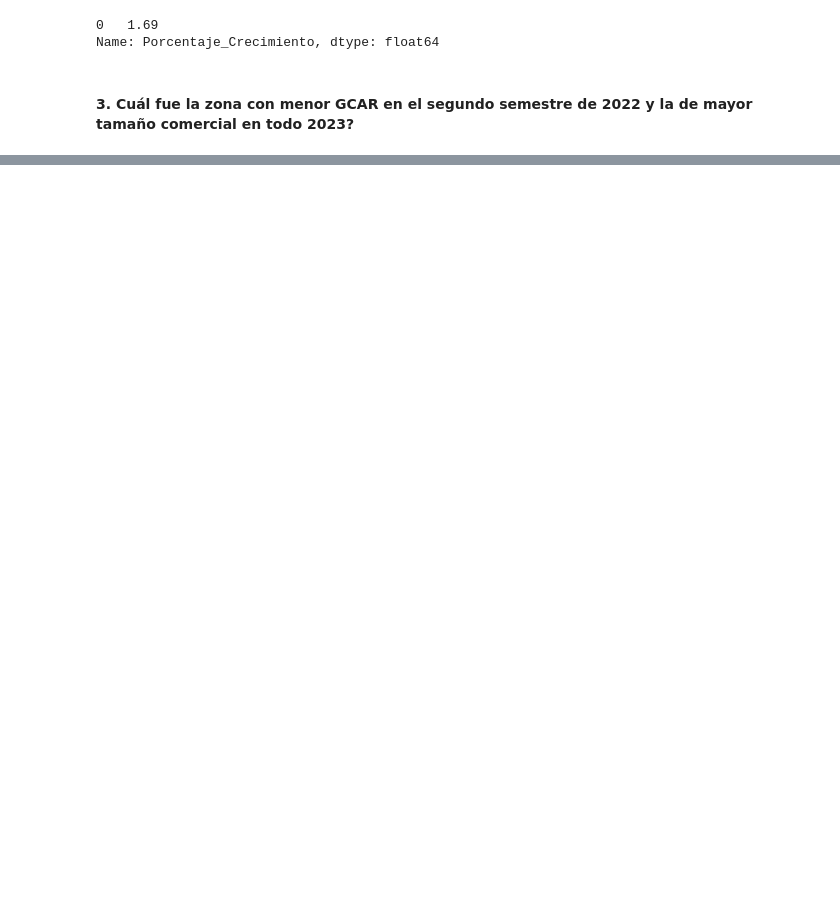
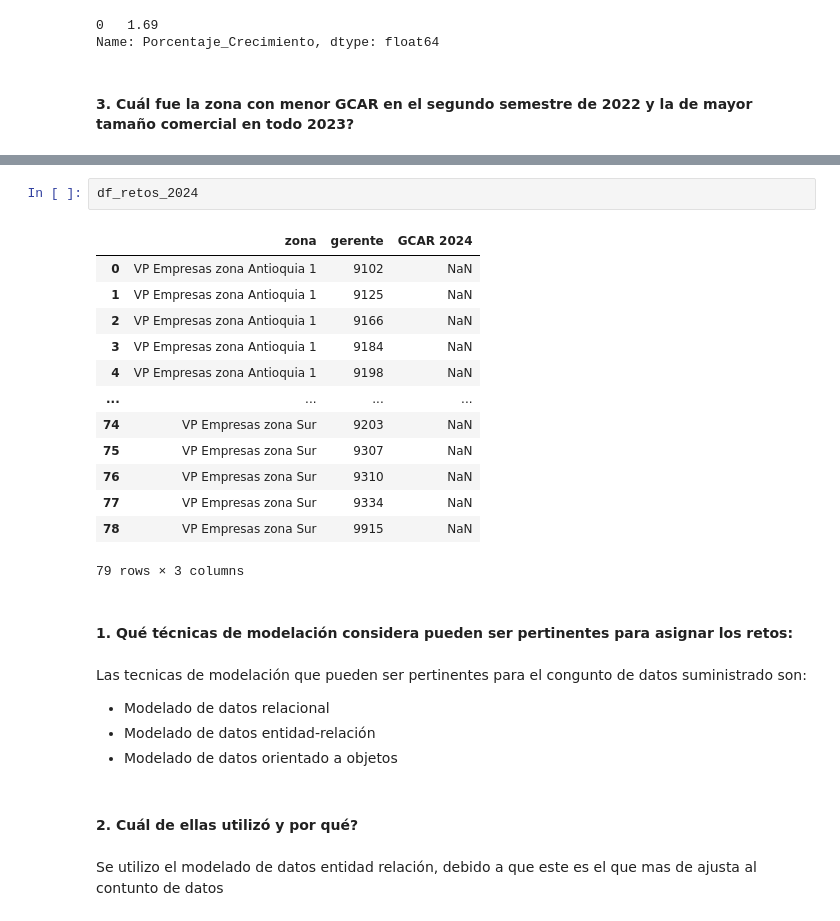
Before and after one commit to EdissonPO/prueba_tecnica_analitico, a Jupyter notebook: notebook.ipynb, the cells around one changed output, grey strips where cells are left out. Drawn from its saved outputs; the diff is of its cells as text; blank space fills up the shorter version.

```diff
--- a/notebook.ipynb
+++ b/notebook.ipynb
@@ -127,0 +206,27 @@ Name: Porcentaje_Crecimiento, dtype: float64
+# %%
+df_retos_2024
+# %% [output]
+|  | zona | gerente | GCAR 2024 |
+| 0 | VP Empresas zona Antioquia 1 | 9102 | NaN |
+| 1 | VP Empresas zona Antioquia 1 | 9125 | NaN |
+| 2 | VP Empresas zona Antioquia 1 | 9166 | NaN |
+| 3 | VP Empresas zona Antioquia 1 | 9184 | NaN |
+| 4 | VP Empresas zona Antioquia 1 | 9198 | NaN |
+| ... | ... | ... | ... |
+| 74 | VP Empresas zona Sur | 9203 | NaN |
+| 75 | VP Empresas zona Sur | 9307 | NaN |
+| 76 | VP Empresas zona Sur | 9310 | NaN |
+| 77 | VP Empresas zona Sur | 9334 | NaN |
+| 78 | VP Empresas zona Sur | 9915 | NaN |
+79 rows × 3 columns
+# %% [markdown]
+#### 1. Qué técnicas de modelación considera pueden ser pertinentes para asignar los retos:
+# %% [markdown]
+Las tecnicas de modelación que pueden ser pertinentes para el congunto de datos suministrado son:
+- Modelado de datos relacional
+- Modelado de datos entidad-relación
+- Modelado de datos orientado a objetos
+# %% [markdown]
+#### 2. Cuál de ellas utilizó y por qué?
+# %% [markdown]
+Se utilizo el modelado de datos entidad relación, debido a que este es el que mas de ajusta al contunto de datos
```
Also changed, not shown: parts of 23 cells of this notebook, 1 other file.
